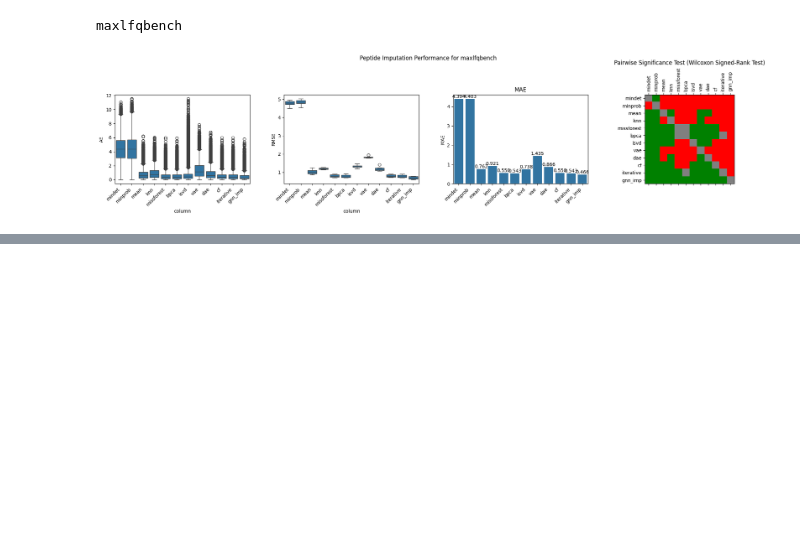
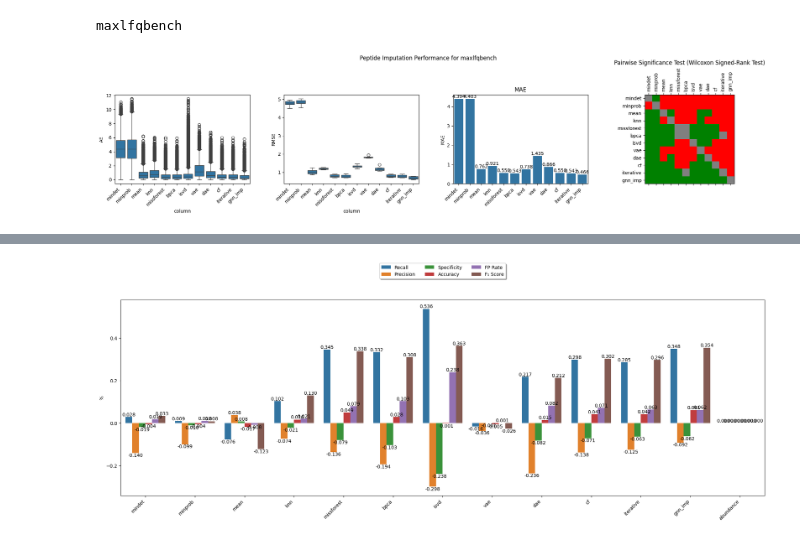
Before and after one commit to DILiS-lab/pepermint, a Jupyter notebook: evaluate.ipynb, the cells around one changed output, grey strips where cells are left out. Drawn from its saved outputs; the diff is of its cells as text; code cells hidden in the pictures; blank space fills up the shorter version.

```diff
--- a/evaluate.ipynb
+++ b/evaluate.ipynb
@@ -72,0 +180,6 @@ for ds_name, ds in imp_datasets.items():
+# %%
+import seaborn as sns
+de_res = plot_eval_des(ds=imp_datasets['maxlfqbench'], molecule='peptide', columns=eval_columns, ref_column='abundance',
+                       numerator_samples=numerator_samples, denominator_samples=denominator_samples, save_dir=None, separate_figs=True, ylim=(-0.6, 0.4))
+# %% [output]
+[figure, added]
```
Also changed, not shown: parts of 3 cells of this notebook, 7 other files.
